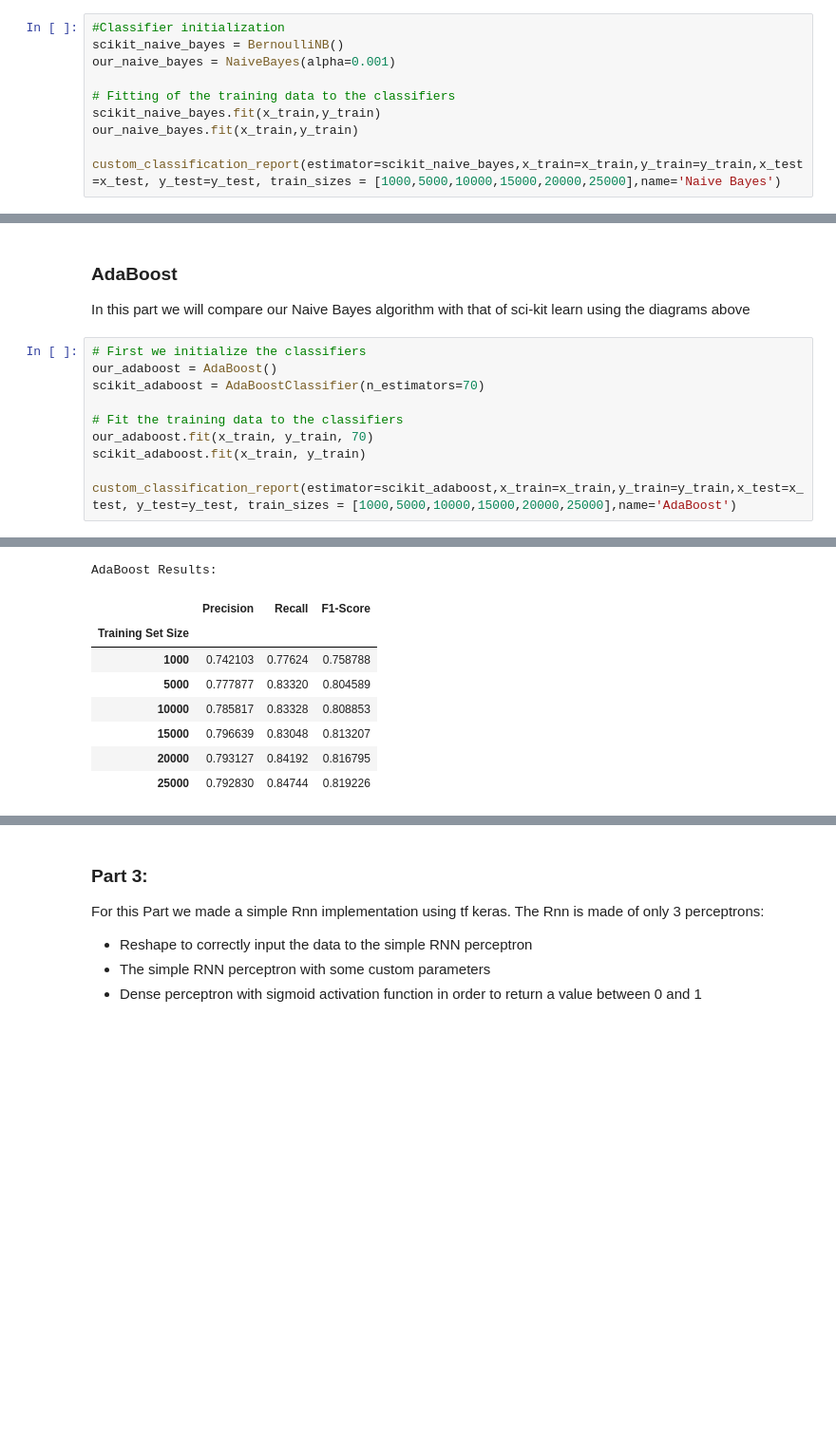
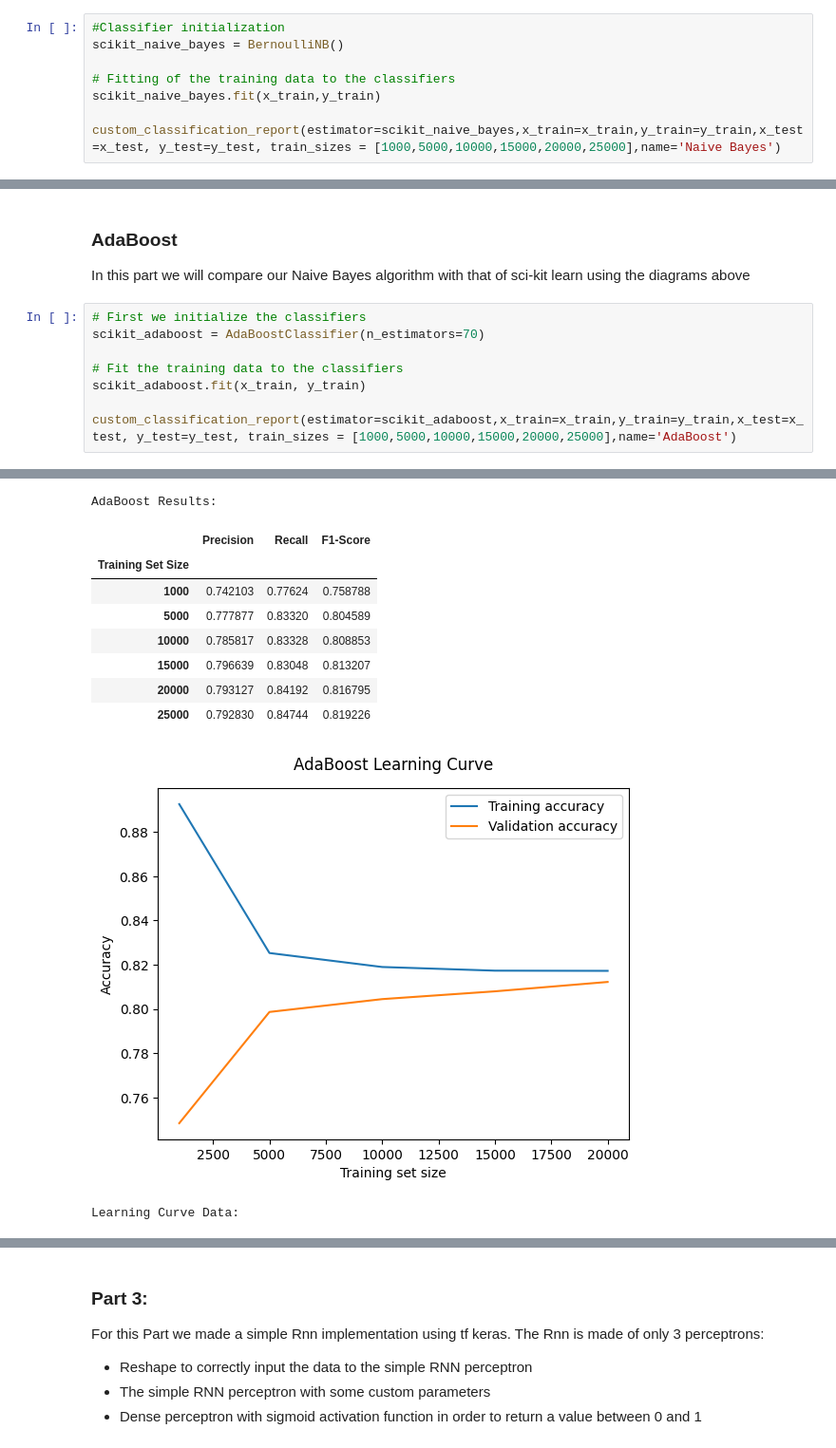
Before and after one commit to vleft02/IMDB-Review-Classification, a Jupyter notebook: ML.ipynb, the cells around one changed output, grey strips where cells are left out. Shown at 95% size. Saved outputs shown, nothing was run; the diff lists cells and outputs as text; blank space fills up the shorter version.

Commit message:
Code cleaup and curves report

```diff
--- a/ML.ipynb
+++ b/ML.ipynb
@@ -676,11 +622,9 @@ In this part we will compare our Naive Bayes algorithm with that of sci-kit lear
 # %%
 #Classifier initialization
 scikit_naive_bayes = BernoulliNB()
-our_naive_bayes = NaiveBayes(alpha=0.001)
 
 # Fitting of the training data to the classifiers
 scikit_naive_bayes.fit(x_train,y_train)
-our_naive_bayes.fit(x_train,y_train)
 
 custom_classification_report(estimator=scikit_naive_bayes,x_train=x_train,y_train=y_train,x_test=x_test, y_test=y_test, train_sizes = [1000,5000,10000,15000,20000,25000],name='Naive Bayes')
 # %% [output]
@@ -708,22 +652,22 @@ Learning Curve Data:
 In this part we will compare our Naive Bayes algorithm with that of sci-kit learn using the diagrams above
 # %%
 # First we initialize the classifiers
-our_adaboost = AdaBoost()
 scikit_adaboost = AdaBoostClassifier(n_estimators=70)
 
 # Fit the training data to the classifiers
-our_adaboost.fit(x_train, y_train, 70)
 scikit_adaboost.fit(x_train, y_train)
 
 custom_classification_report(estimator=scikit_adaboost,x_train=x_train,y_train=y_train,x_test=x_test, y_test=y_test, train_sizes = [1000,5000,10000,15000,20000,25000],name='AdaBoost')
 # %% [output]
 [figure]
 AdaBoost Results:
 |  | Precision | Recall | F1-Score |
 | Training Set Size |  |  |  |
 | 1000 | 0.742103 | 0.77624 | 0.758788 |
 | 5000 | 0.777877 | 0.83320 | 0.804589 |
 | 10000 | 0.785817 | 0.83328 | 0.808853 |
 | 15000 | 0.796639 | 0.83048 | 0.813207 |
 | 20000 | 0.793127 | 0.84192 | 0.816795 |
 | 25000 | 0.792830 | 0.84744 | 0.819226 |
+[figure, added]
+Learning Curve Data:
```
Also changed, not shown: parts of 5 cells of this notebook, 9 other files.
